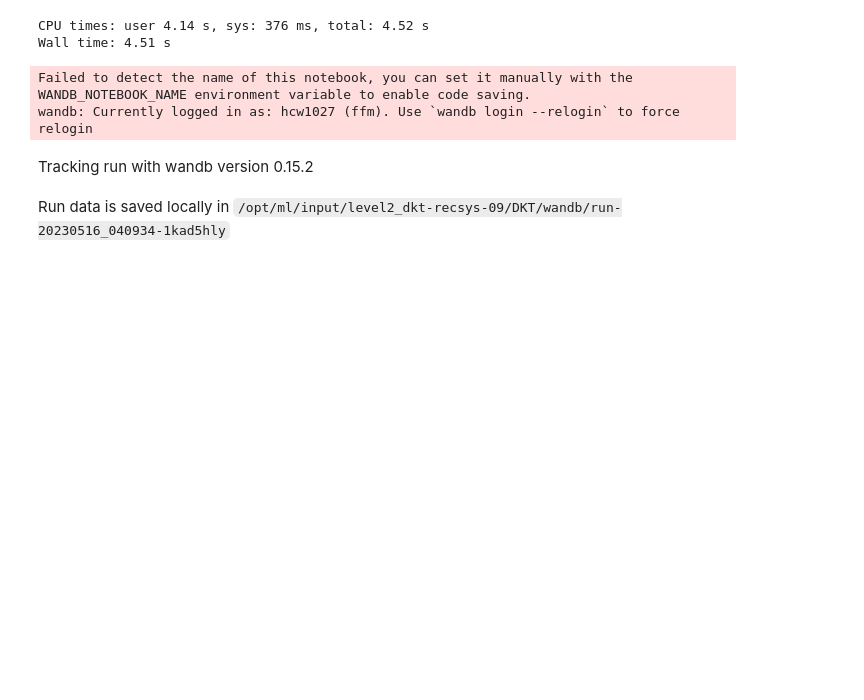
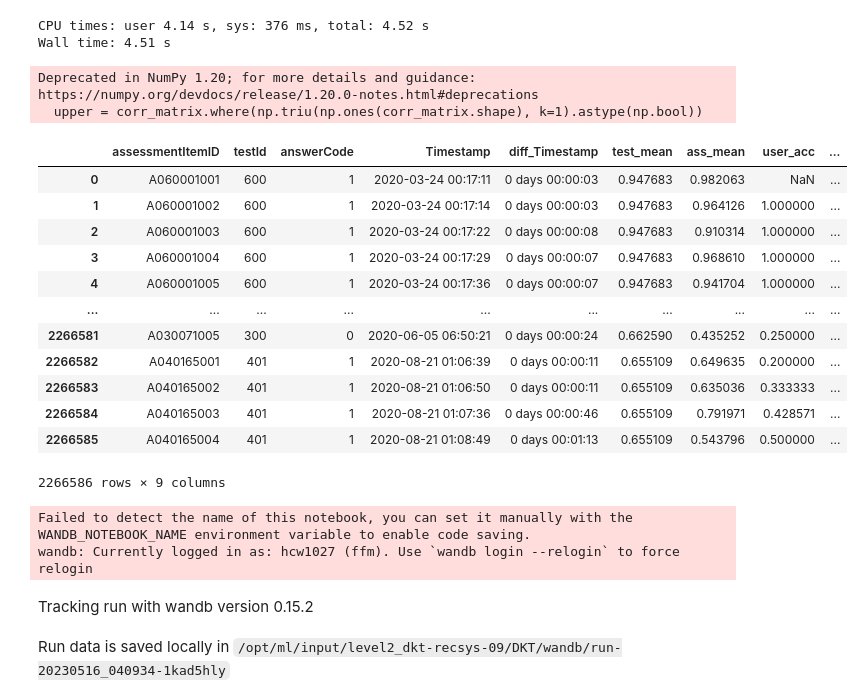
Before and after one commit to boostcampaitech5/level2_dkt-recsys-09, a Jupyter notebook: DKT/LGBM_tunning.ipynb, the cells around one changed output. Cells and saved outputs as stored; diff of their text form; code cells hidden in the pictures; blank space fills up the shorter version.

```diff
--- a/DKT/LGBM_tunning.ipynb
+++ b/DKT/LGBM_tunning.ipynb
@@ -192,6 +192,56 @@ Wall time: 4.51 s
 #df.to_csv(DATA_PATH + 'train_featured.csv', index=False)
 # %%
 df = pd.read_csv(DATA_PATH+'train_featured.csv')
+# %%
+# 데이터프레임에서 상관관계가 높은 피쳐 제거 (target 변수 제외)
+def remove_high_correlation_features(df, target, threshold):
+    # target 변수를 제외한 피쳐들에 대한 상관관계 행렬 계산
+    features = df.drop(target, axis=1)
+    corr_matrix = features.corr().abs()
+
+    # 상관관계가 높은 피쳐 식별
+    upper = corr_matrix.where(np.triu(np.ones(corr_matrix.shape), k=1).astype(np.bool))
+    high_corr_features = [column for column in upper.columns if any(upper[column] > threshold)]
+
+    # 상관관계가 높은 피쳐 제거
+    df.drop(high_corr_features, axis=1, inplace=True)
+
+    return df
+
+# target과의 상관관계가 낮은 피쳐 제거
+def remove_low_correlation_features(df, target, threshold):
+    # target과의 상관관계 계산
+    target_corr = df.corr()[target].abs()
+
+    # 상관관계가 낮은 피쳐 식별
+    low_corr_features = target_corr[target_corr < threshold].index.tolist()
+
+    # 상관관계가 낮은 피쳐 제거
+    df.drop(low_corr_features, axis=1, inplace=True)
+
+    return df
+# %%
+df = remove_high_correlation_features(df, 'answerCode', 0.8)
+df = remove_low_correlation_features(df, 'answerCode', 0.2)
+# %% [output]
+Deprecated in NumPy 1.20; for more details and guidance: https://numpy.org/devdocs/release/1.20.0-notes.html#deprecations
+  upper = corr_matrix.where(np.triu(np.ones(corr_matrix.shape), k=1).astype(np.bool))
+# %%
+df
+# %% [output]
+|  | assessmentItemID | testId | answerCode | Timestamp | diff_Timestamp | test_mean | ass_mean | user_acc | ... |
+| 0 | A060001001 | 600 | 1 | 2020-03-24 00:17:11 | 0 days 00:00:03 | 0.947683 | 0.982063 | NaN | ... |
+| 1 | A060001002 | 600 | 1 | 2020-03-24 00:17:14 | 0 days 00:00:03 | 0.947683 | 0.964126 | 1.000000 | ... |
+| 2 | A060001003 | 600 | 1 | 2020-03-24 00:17:22 | 0 days 00:00:08 | 0.947683 | 0.910314 | 1.000000 | ... |
+| 3 | A060001004 | 600 | 1 | 2020-03-24 00:17:29 | 0 days 00:00:07 | 0.947683 | 0.968610 | 1.000000 | ... |
+| 4 | A060001005 | 600 | 1 | 2020-03-24 00:17:36 | 0 days 00:00:07 | 0.947683 | 0.941704 | 1.000000 | ... |
+| ... | ... | ... | ... | ... | ... | ... | ... | ... | ... |
+| 2266581 | A030071005 | 300 | 0 | 2020-06-05 06:50:21 | 0 days 00:00:24 | 0.662590 | 0.435252 | 0.250000 | ... |
+| 2266582 | A040165001 | 401 | 1 | 2020-08-21 01:06:39 | 0 days 00:00:11 | 0.655109 | 0.649635 | 0.200000 | ... |
+| 2266583 | A040165002 | 401 | 1 | 2020-08-21 01:06:50 | 0 days 00:00:11 | 0.655109 | 0.635036 | 0.333333 | ... |
+| 2266584 | A040165003 | 401 | 1 | 2020-08-21 01:07:36 | 0 days 00:00:46 | 0.655109 | 0.791971 | 0.428571 | ... |
+| 2266585 | A040165004 | 401 | 1 | 2020-08-21 01:08:49 | 0 days 00:01:13 | 0.655109 | 0.543796 | 0.500000 | ... |
+2266586 rows × 9 columns
 # %%
 import lightgbm as lgb
 import numpy as np
```
Also changed, not shown: 6 other files.
